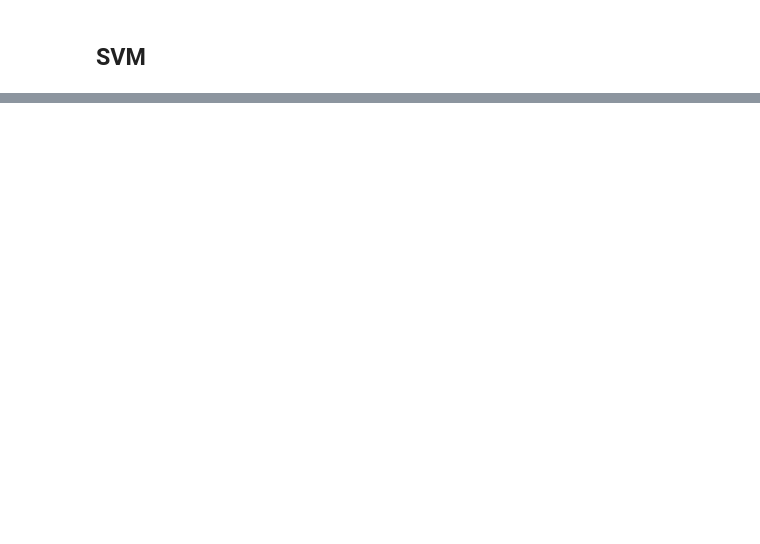
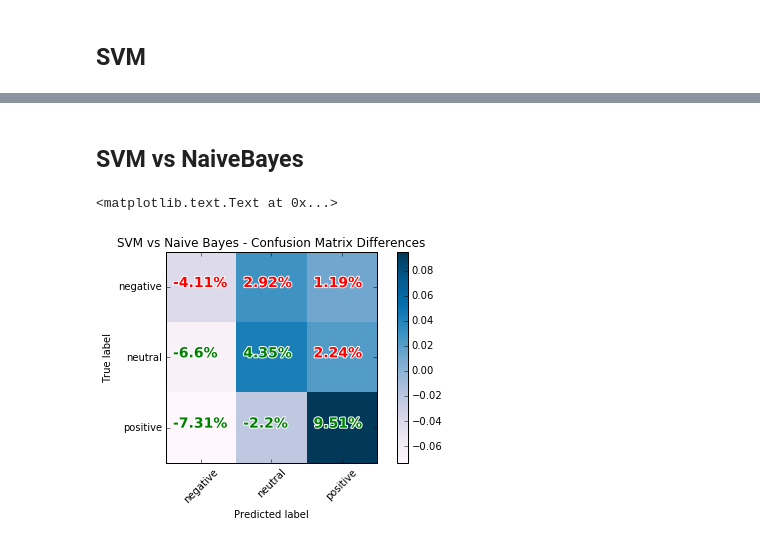
Before and after one commit to vlad-doru/master, a Jupyter notebook: TM/ML Approaches.ipynb, the cells around one changed output, grey strips where cells are left out. Cells and saved outputs as stored; diff of their text form; code cells hidden in the pictures; blank space fills up the shorter version.

Commit message:
Added a new file, did the final evaluation.

```diff
--- a/TM/ML Approaches.ipynb
+++ b/TM/ML Approaches.ipynb
@@ -172,0 +172,12 @@ Recall [positive] : 0.6546184738955824
+# %% [markdown]
+## SVM vs NaiveBayes
+# %%
+e_bayes = evaluations[bayes_trainer['name']]
+bayes_cm = get_normalized_cm(e_bayes['cm'])
+e_svm = evaluations[svm_trainer['name']]
+svm_cm = get_normalized_cm(e_svm['cm'])
+plot_confusion_matrix(svm_cm - bayes_cm, text = True, cmap = plt.cm.PuBu, colorize = True, fontweight="bold")
+plt.title("SVM vs Naive Bayes - Confusion Matrix Differences")
+# %% [output]
+<matplotlib.text.Text at 0x...>
+[figure, added]
```
Also changed, not shown: parts of 11 cells of this notebook, 2 other files.
